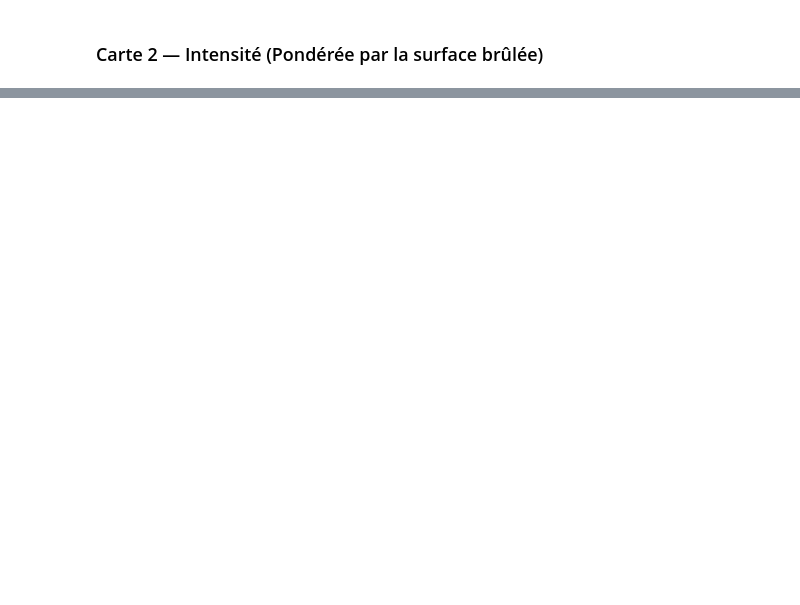
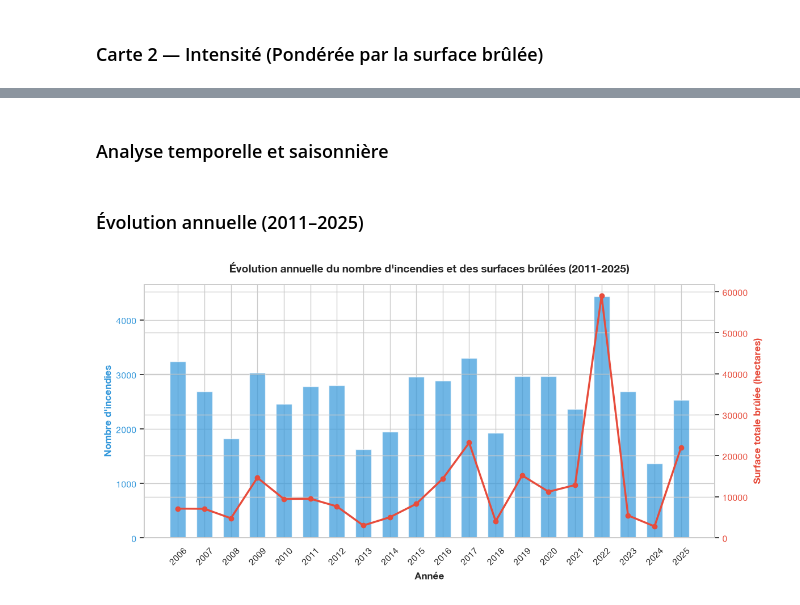
Before and after one commit to philippelaurens/incendies, a Jupyter notebook: notebooks/eda.ipynb, the cells around one changed output, grey strips where cells are left out. Drawn from its saved outputs; the diff is of its cells as text; code cells hidden in the pictures; blank space fills up the shorter version.

```diff
--- a/notebooks/eda.ipynb
+++ b/notebooks/eda.ipynb
@@ -237,0 +278,73 @@ m_int
+# %% [markdown]
+### Analyse temporelle et saisonnière
+# %%
+sns.set_theme(style="whitegrid")
+plt.rcParams["font.family"] = "Helvetica Neue, Arial, sans-serif"
+
+#conversion de la surface en hectares (1ha = 10000 m2)
+df['surface_parcourue_ha'] = df['surface_parcourue_m2'] / 10_000
+
+MONTH_NAMES = ["Jan","Fev","Mar","Avr","Mai","Juin","Juil","Aout","Sep","Oct","Nov","Dec"]
+# %%
+# Aggregation par année
+df_yearly = (
+    df.groupby('annee')
+    .agg(
+        nb_fires=('date_de_premiere_alerte', 'count'),
+        total_surface_ha=('surface_parcourue_ha', 'sum'),
+        mean_surface_ha=('surface_parcourue_ha', 'mean'),
+        median_surface_ha=('surface_parcourue_ha', 'median'),
+    )
+    .reset_index()
+)
+# %% [markdown]
+### Évolution annuelle (2011–2025)
+# %%
+fig, ax1 = plt.subplots(figsize=(12, 6))
+
+# Axe 1 : Barres du nombre d'incendies
+colors_bars = "#3498db"
+ax1.bar(
+    df_yearly['annee'],
+    df_yearly['nb_fires'],
+    color=colors_bars,
+    alpha=0.7,
+    width=0.6,
+    label="Nombre d'incendies"
+)
+ax1.set_xlabel("Année", fontsize=12, fontweight="bold")
+ax1.set_ylabel("Nombre d'incendies",
+               color=colors_bars,
+               fontsize=12,
+               fontweight="bold")
+ax1.tick_params(axis="y", labelcolor=colors_bars)
+ax1.set_xticks(df_yearly["annee"])
+ax1.set_xticklabels(df_yearly["annee"].astype(int),
+                    rotation=45
+                    )
+# Axe 2 : Ligne de la surface totale brulee (ha)
+ax2 = ax1.twinx()
+color_line = "#e74c3c"
+ax2.plot(
+    df_yearly["annee"],
+    df_yearly["total_surface_ha"],
+    color=color_line, marker="o",
+    linewidth=2.5, markersize=6,
+    label="Surface brûlée (ha)"
+    )
+ax2.set_ylabel( "Surface totale brûlée (hectares)",
+               color=color_line,
+               fontsize=12,
+               fontweight="bold"
+               )
+ax2.tick_params(axis="y", labelcolor=color_line)
+
+plt.title(
+    "Évolution annuelle du nombre d'incendies et des surfaces brûlées (2011-2025)",
+    fontsize=14,
+    fontweight="bold",
+    pad=15, )
+
+plt.tight_layout()
+# %% [output]
+[figure, added]
```
Also changed, not shown: parts of 16 cells of this notebook.
